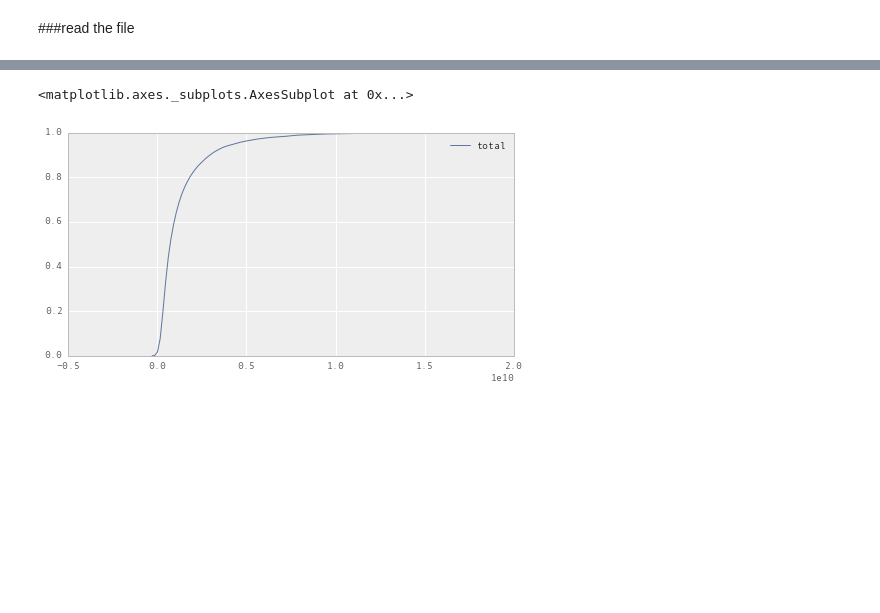
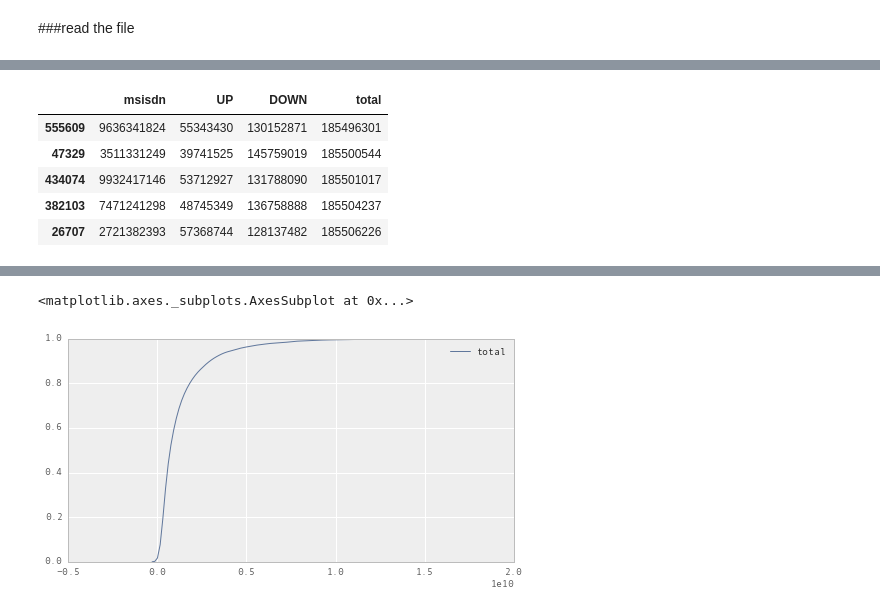
Before and after one commit to nicolasgo/_pmx, a Jupyter notebook: SpecialReq-Basix.ipynb, the cells around one changed output, grey strips where cells are left out. Drawn from its saved outputs; the diff is of its cells as text; code cells hidden in the pictures; blank space fills up the shorter version.

```diff
--- a/SpecialReq-Basix.ipynb
+++ b/SpecialReq-Basix.ipynb
@@ -45,0 +71,9 @@ w.to_csv(file_name+'worst',index=False)
+# %%
+w.head(100).tail(5)
+# %% [output]
+|  | msisdn | UP | DOWN | total |
+| 555609 | 9636341824 | 55343430 | 130152871 | 185496301 |
+| 47329 | 3511331249 | 39741525 | 145759019 | 185500544 |
+| 434074 | 9932417146 | 53712927 | 131788090 | 185501017 |
+| 382103 | 7471241298 | 48745349 | 136758888 | 185504237 |
+| 26707 | 2721382393 | 57368744 | 128137482 | 185506226 |
```
Also changed, not shown: parts of 8 cells of this notebook, 1 other file.
